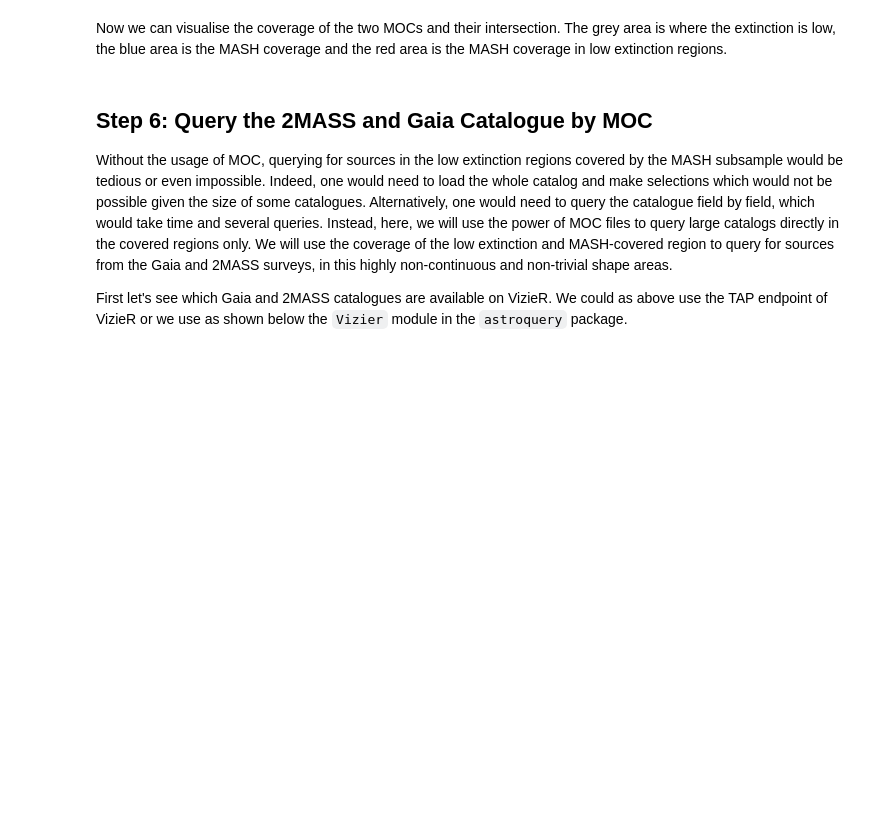
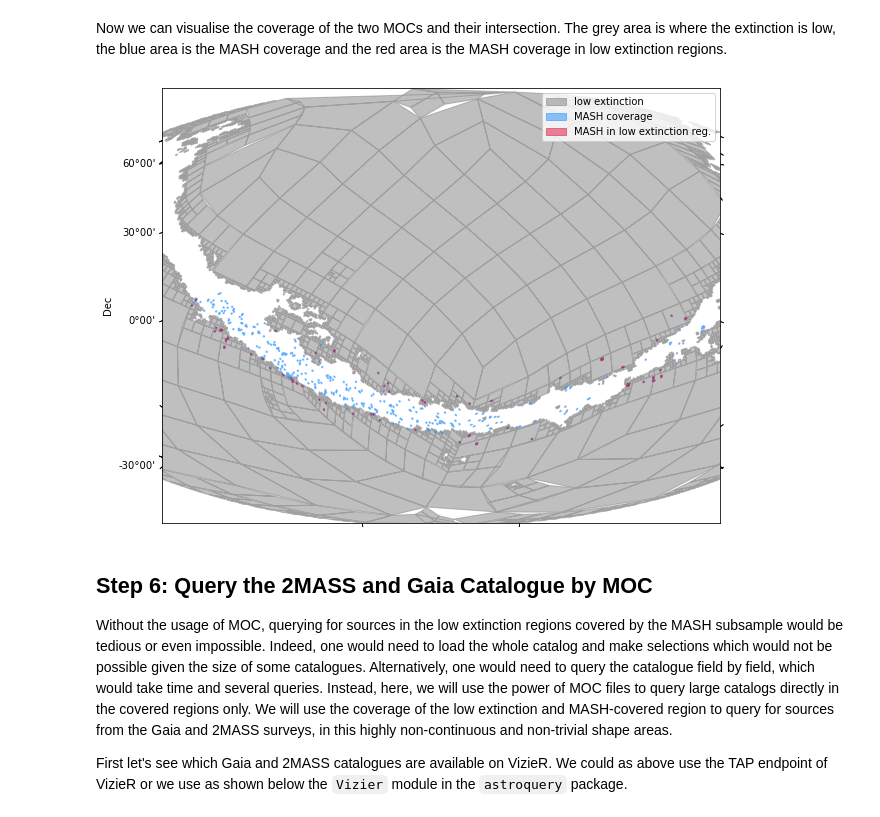
Before and after one commit to cds-astro/tutorials, a Jupyter notebook: Notebooks/HiPS_and_MOC.ipynb, the cells around one changed output. Drawn from its saved outputs; the diff is of its cells as text; code cells hidden in the pictures; blank space fills up the shorter version.

```diff
--- a/Notebooks/HiPS_and_MOC.ipynb
+++ b/Notebooks/HiPS_and_MOC.ipynb
@@ -184,23 +240,26 @@ Now we can visualise the coverage of the two MOCs and their intersection. The gr
 # %%
 fig = plt.figure(111, figsize=(10, 8))
 with mocpy.World2ScreenMPL(fig, fov=200 * u.deg,
                            center=SkyCoord(200, -20, unit='deg', frame='icrs'),
                            coordsys="icrs",
                            rotation=Angle(0, u.degree),
                            projection="AIT") as wcs:
     ax = fig.add_subplot(1, 1, 1, projection=wcs)
-    moc_low_ext.fill(ax=ax, wcs=wcs, alpha=0.5, fill=True, color="grey")
-    moc_mash.fill(ax=ax, wcs=wcs, alpha=0.5, fill=True, color="dodgerblue")
-    moc_intersection.fill(ax=ax, wcs=wcs, alpha=0.5, fill=True, color="crimson")
+    moc_low_ext.fill(ax=ax, wcs=wcs, alpha=0.5, fill=True, color="grey",label='low extinction')
+    moc_mash.fill(ax=ax, wcs=wcs, alpha=0.5, fill=True, color="dodgerblue", label='MASH coverage')
+    moc_intersection.fill(ax=ax, wcs=wcs, alpha=0.5, fill=True, color="crimson", label='MASH in low extinction reg.')
     ax.set_xlabel('RA')
     ax.set_ylabel('Dec')
     lon, lat = ax.coords[0], ax.coords[1]
     lon.set_major_formatter('hh:mm:ss')
     lat.set_major_formatter('dd:mm')
     lon.set_ticklabel(exclude_overlapping=True)
     lat.set_ticklabel(exclude_overlapping=True)
     lon.set_ticks(spacing=2 * u.hourangle)
-plt.grid(color="black", linestyle="dotted")
+plt.legend()
+plt.show()
+# %% [output]
+[figure, added]
 # %% [markdown]
 ## Step 6: Query the 2MASS and Gaia Catalogue by MOC
 Without the usage of MOC, querying for sources in the low extinction regions covered by the MASH subsample would be tedious or even impossible. Indeed, one would need to load the whole catalog and make selections which would not be possible given the size of some catalogues. Alternatively, one would need to query the catalogue field by field, which would take time and several queries. Instead, here, we will use the power of MOC files to query large catalogs directly in the covered regions only. We will use the coverage of the low extinction and MASH-covered region to query for sources from the Gaia and 2MASS surveys, in this highly non-continuous and non-trivial shape areas.
```
Also changed, not shown: parts of 28 cells of this notebook.
